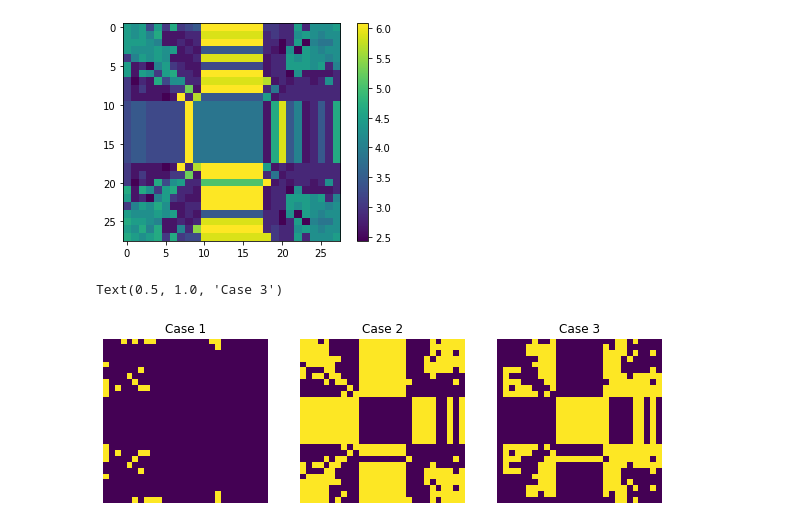
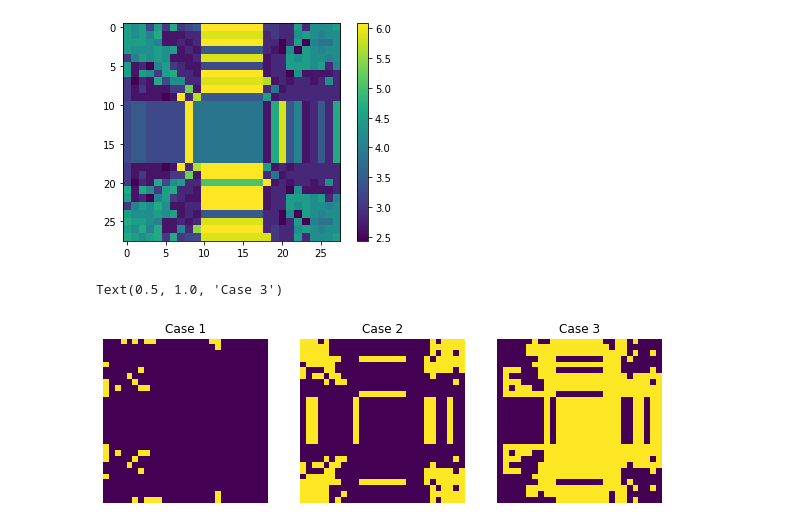
Before and after one commit to aneeldamaraju/fieldofjunctions, a Jupyter notebook: ordinal_depth/cavi.ipynb, the cells around one changed output. Saved outputs shown, nothing was run; the diff lists cells and outputs as text; code cells hidden in the pictures.

```diff
--- a/ordinal_depth/cavi.ipynb
+++ b/ordinal_depth/cavi.ipynb
@@ -369,37 +374,38 @@ epsilon_2 = .3
 out_of_bounds = torch.max(torch.abs(foj.x0y0),axis=1)[0].squeeze(0)
 #Booleans representing the conditionals
 w0_pi = torch.abs(sorted_angles[0,...]-torch.pi)<epsilon_0
+w1_pi = torch.abs(sorted_angles[1,...]-torch.pi)<epsilon_0
 w2_zero = sorted_angles[2,...]<epsilon_2
 # %%
 # plt.imshow(w0_pi.numpy())
 # plt.imshow((out_of_bounds>1).numpy())
 # plt.imshow(out_of_bounds.numpy())
 
 # plt.imshow(w2_zero.numpy())
 # torch.sum(w2_zero)
 
 
 #Locations of Case 1 w0 -> pi, w2 !-> 0
 plt.figure(figsize = [10,30])
 plt.subplot(131)
-plt.imshow(w0_pi.numpy()& ~w2_zero.numpy())
+plt.imshow(w0_pi.numpy()&  ~w2_zero.numpy()&(out_of_bounds<1).numpy())
 plt.axis('off')
 plt.title('Case 1')
 
 #Locations of Case 2  w2 -> 0
 plt.subplot(132)
-plt.imshow(w2_zero.numpy())
+plt.imshow(w2_zero.numpy() &~w1_pi.numpy()&(out_of_bounds<1).numpy())
 plt.axis('off')
 plt.title('Case 2')
 
 #Locations of Case 3  w0 !-> pi, w2 !-> 0
 plt.subplot(133)
-plt.imshow(~w0_pi.numpy()& ~w2_zero.numpy())
+plt.imshow((~w0_pi.numpy()& ~w2_zero.numpy())|(out_of_bounds>1).numpy())
 plt.axis('off')
 plt.title('Case 3')
 # %% [output]
 Text(0.5, 1.0, 'Case 3')
-[figure, old version]
+[figure, new version]
 # %%
 unary_pots = np.zeros((6,*w2_zero.numpy().shape))
 unary_pots[:,w0_pi.numpy()& ~w2_zero.numpy()] = np.array([[0,0,1,1,1,1]]).T
```
Also changed, not shown: parts of 21 cells of this notebook, 4 other files.
